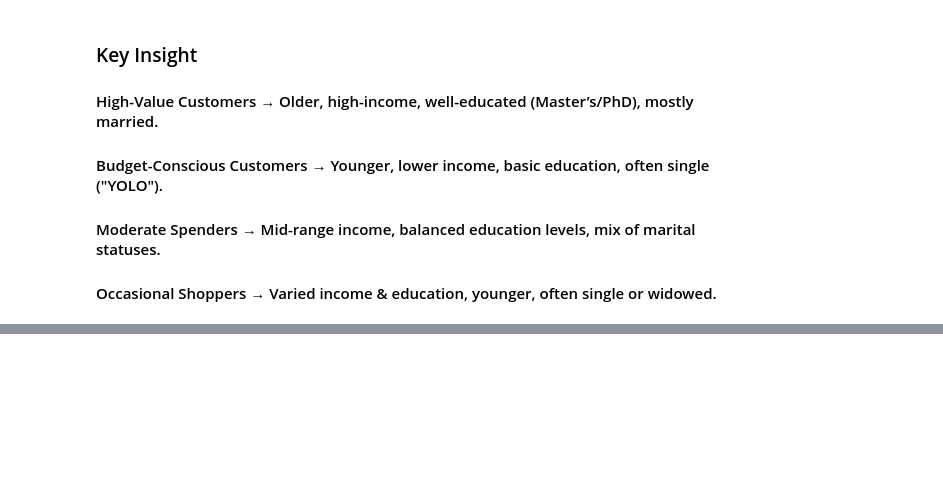
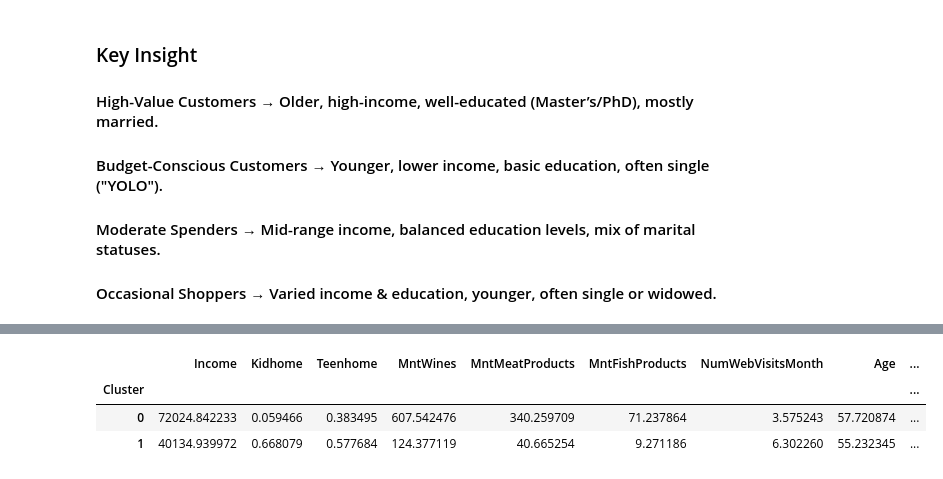
Before and after one commit to hoshangsheth/customer-segmentation-kmeans, a Jupyter notebook: notebooks/model.ipynb, the cells around one changed output, grey strips where cells are left out. Saved outputs shown, nothing was run; the diff lists cells and outputs as text; code cells hidden in the pictures; blank space fills up the shorter version.

```diff
--- a/notebooks/model.ipynb
+++ b/notebooks/model.ipynb
@@ -1037,0 +1240,15 @@ plt.show()
+# %%
+# Ignore warnings:
+import warnings
+warnings.filterwarnings('ignore')
+
+# Add Cluster labels by KMeans Model to check distribution:
+df_kmeans['Cluster'] = kmeans.labels_
+
+# Display Cluster group:
+df_kmeans.groupby('Cluster').mean()
+# %% [output]
+|  | Income | Kidhome | Teenhome | MntWines | MntMeatProducts | MntFishProducts | NumWebVisitsMonth | Age | ... |
+| Cluster |  |  |  |  |  |  |  |  | ... |
+| 0 | 72024.842233 | 0.059466 | 0.383495 | 607.542476 | 340.259709 | 71.237864 | 3.575243 | 57.720874 | ... |
+| 1 | 40134.939972 | 0.668079 | 0.577684 | 124.377119 | 40.665254 | 9.271186 | 6.302260 | 55.232345 | ... |
```
Also changed, not shown: parts of 33 cells of this notebook, 9 other files.
